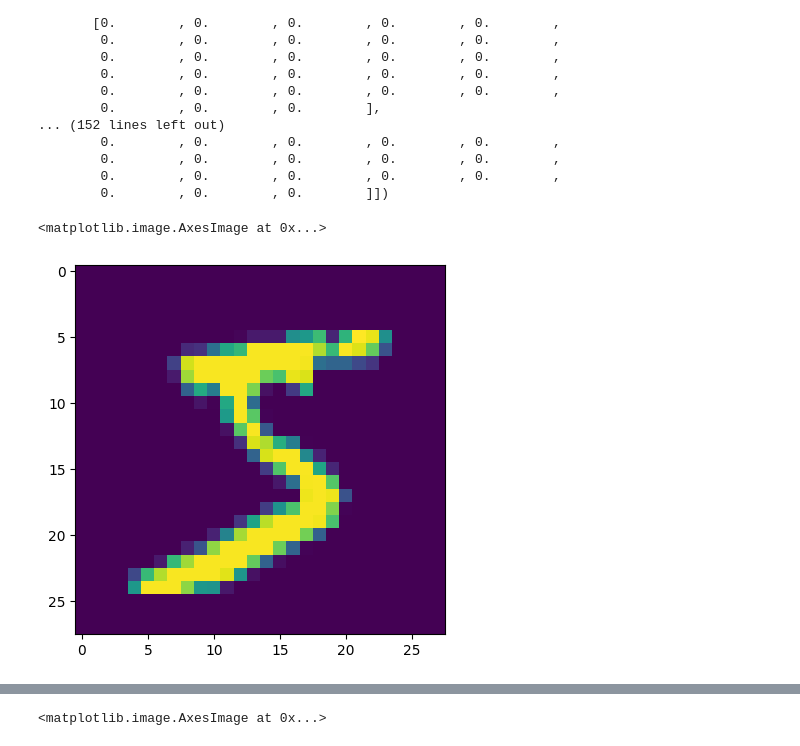
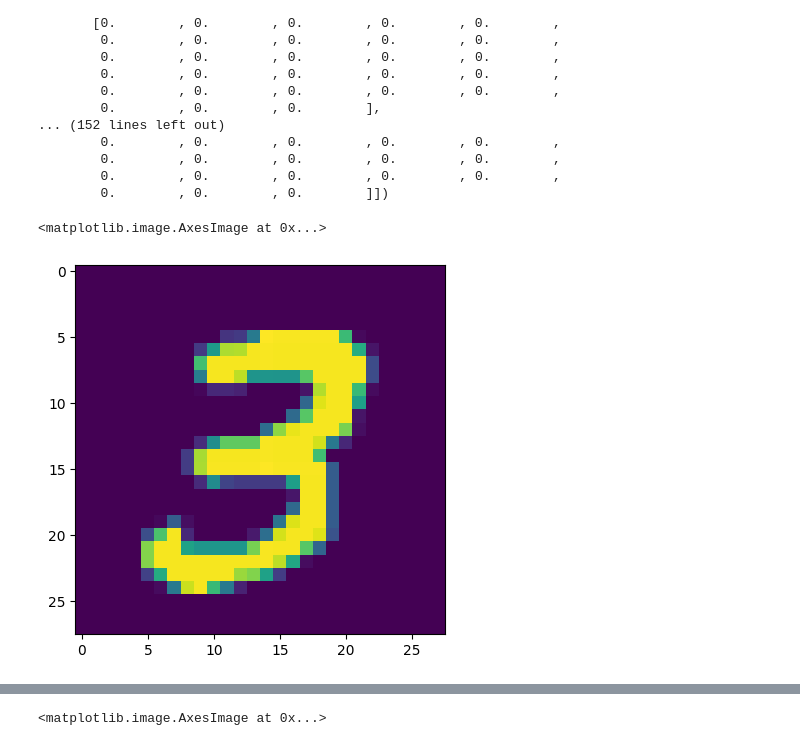
Before and after one commit to LakshThakre/DeepLearning, a Jupyter notebook: Handwritten_Digit_Classification_Using_ANN.ipynb, the cells around one changed output, grey strips where cells are left out. Drawn from its saved outputs; the diff is of its cells as text; code cells hidden in the pictures.

```diff
--- a/Handwritten_Digit_Classification_Using_ANN.ipynb
+++ b/Handwritten_Digit_Classification_Using_ANN.ipynb
@@ -30,10 +31,10 @@ array([[0.        , 0.        , 0.        , 0.        , 0.        ,
         0.        , 0.        , 0.        ]])
 # %%
 import matplotlib.pyplot as plt
-plt.imshow(X_train[0])
+plt.imshow(X_train[7])
 # %% [output]
 <matplotlib.image.AxesImage at 0x...>
-[figure, old version]
+[figure, new version]
 # %%
 model = Sequential()
 
```
Also changed, not shown: parts of 7 cells of this notebook.
